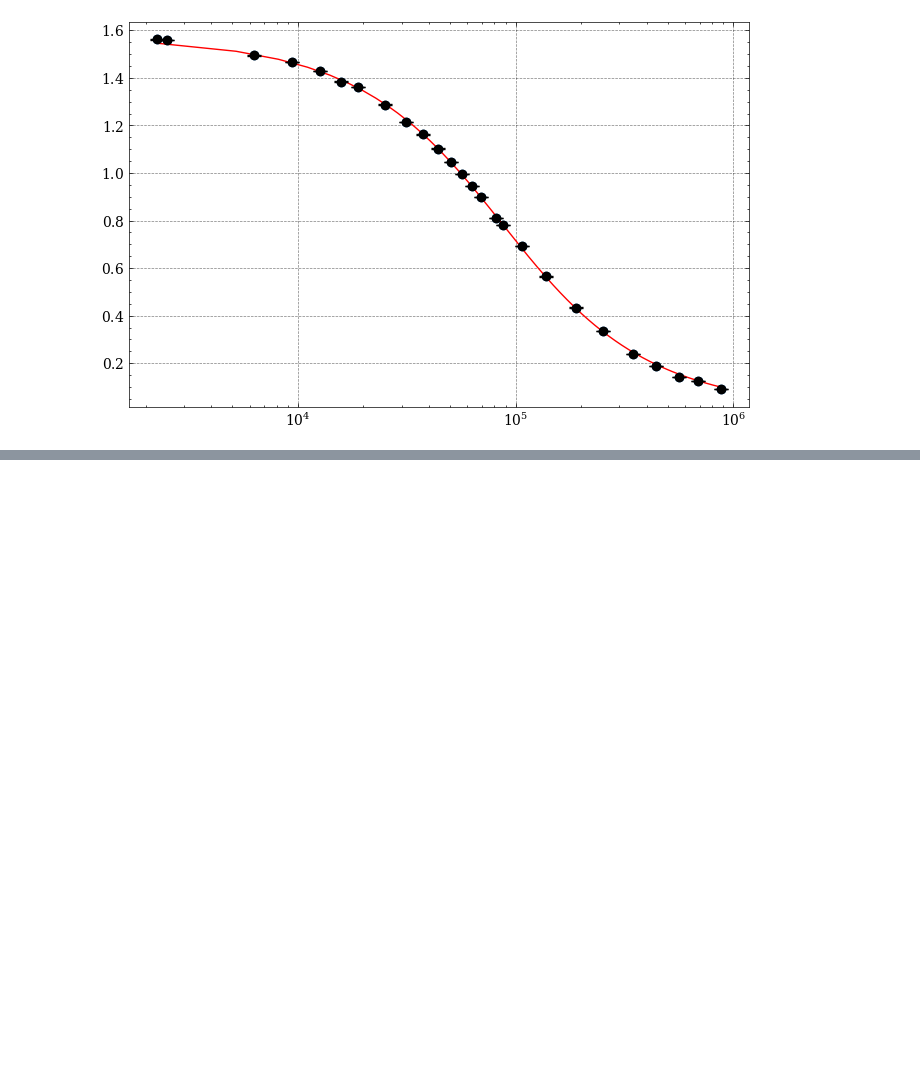
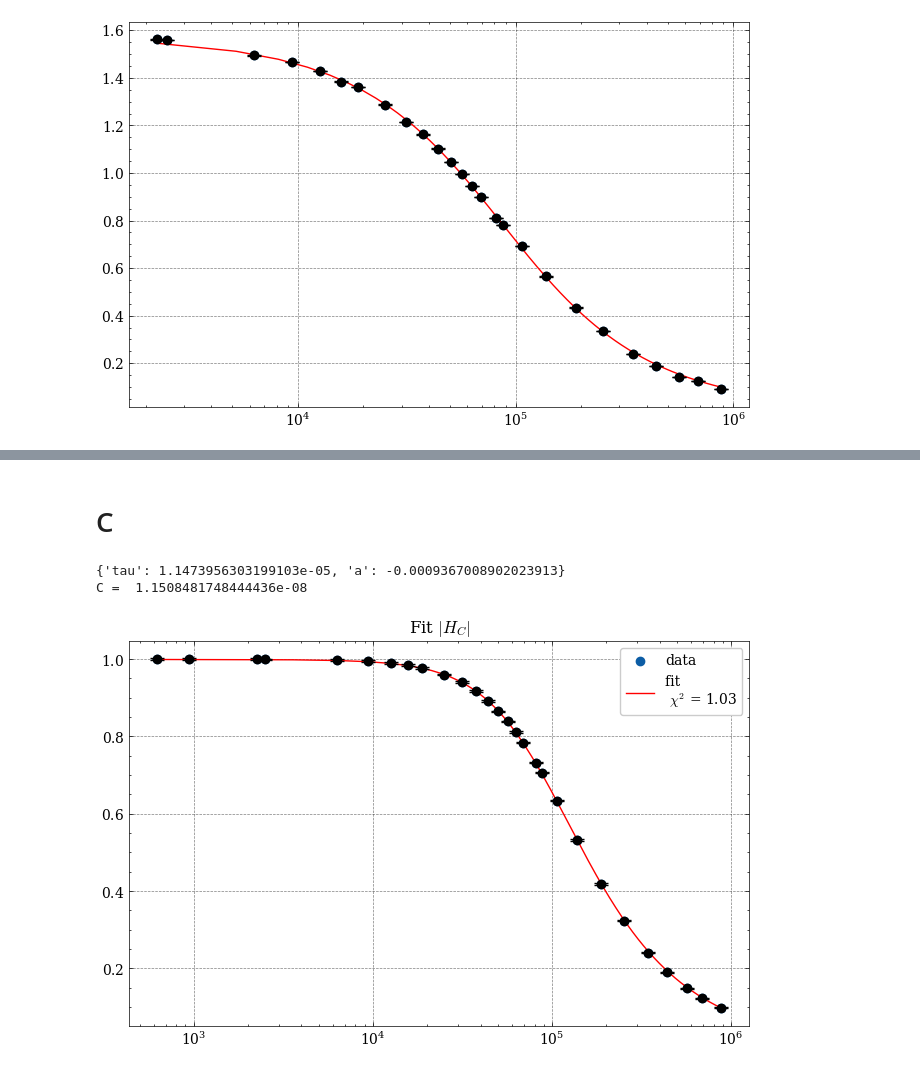
Before and after one commit to Yedi278/Lab2, a Jupyter notebook: Circuiti_3/RC.ipynb, the cells around one changed output, grey strips where cells are left out. Cells and saved outputs as stored; diff of their text form; code cells hidden in the pictures; blank space fills up the shorter version.

```diff
--- a/Circuiti_3/RC.ipynb
+++ b/Circuiti_3/RC.ipynb
@@ -252,0 +187,17 @@ plt.plot(x, fase_R(x*2*np.pi, f_m.values['tau'], f_m.values['a']), label='Teoric
+# %% [markdown]
+# C
+# %%
+f_m = Fit(freqs*2*np.pi, V_c, H_C, V_c_err*200, kwargs={'tau':1e3*12e-9, 'a':0.})
+f_m.fit()
+fig, ax = f_m.visualize()
+fig.set_size_inches(8,5)
+plt.xscale('log')
+plt.legend()
+plt.title('Fit $|H_C|$')
+
+print(f_m.values)
+print("C = ",f_m.values['tau']/997)
+# %% [output]
+{'tau': 1.1473956303199103e-05, 'a': -0.0009367008902023913}
+C =  1.1508481748444436e-08
+[figure, added]
```
Also changed, not shown: parts of 12 cells of this notebook, 18 other files.
